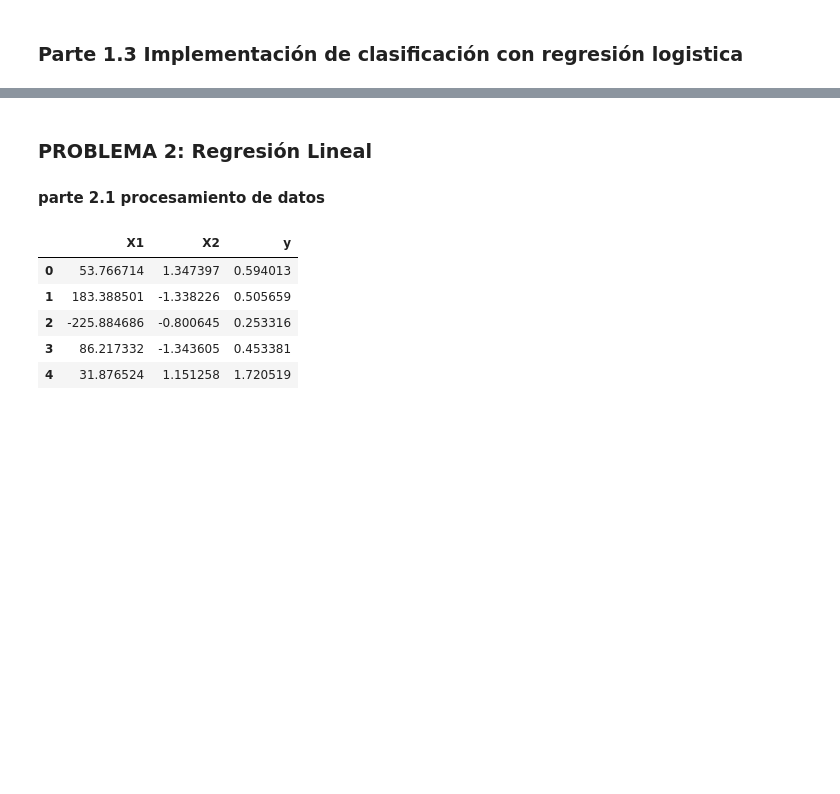
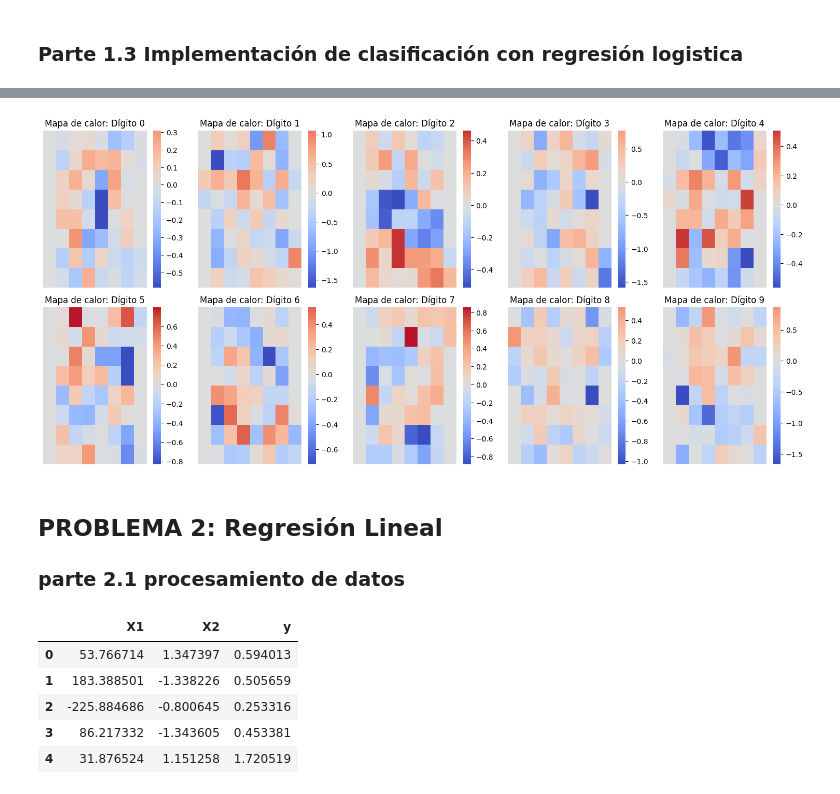
Before and after one commit to jclavijomartinez/IA2430, a Jupyter notebook: Proyecto1/JUAN-CLAVIJO-Proyecto1.ipynb, the cells around one changed output, grey strips where cells are left out. Saved outputs shown, nothing was run; the diff lists cells and outputs as text; code cells hidden in the pictures; blank space fills up the shorter version.

```diff
--- a/Proyecto1/JUAN-CLAVIJO-Proyecto1.ipynb
+++ b/Proyecto1/JUAN-CLAVIJO-Proyecto1.ipynb
@@ -114,7 +217,31 @@ Hola Juan
+# %%
+# Parte 1.3.3: Visualizar los pesos (θ) como un mapa de calor en una cuadrícula 2x5
+
+# Configurar la cuadrícula 2x5
+fig, axes = plt.subplots(2, 5, figsize=(15, 7))
+
+# Iterar sobre cada modelo y su dígito correspondiente
+for i, (digit, model) in enumerate(models.items()):
+    # Reshape de los pesos en una matriz de 8x8
+    weights = model.coef_.reshape(8, 8)
+
+    # Seleccionar la posición de la cuadrícula
+    ax = axes.flat[i]
+
+    # Crear el mapa de calor en la posición correspondiente
+    sns.heatmap(weights, annot=False, cmap="coolwarm", center=0, ax=ax)
+    ax.set_title(f"Mapa de calor: Dígito {digit}")
+    ax.axis("off")  # Ocultar los ejes para una visualización más limpia
+
+# Ajustar el espaciado entre los subplots para mejor visualización
+plt.tight_layout()
+plt.show()
+# %% [output]
+[figure, added]
 # %% [markdown]
-### PROBLEMA 2: Regresión Lineal
+## PROBLEMA 2: Regresión Lineal
 
-#### parte 2.1 procesamiento de datos
+### parte 2.1 procesamiento de datos
 # %%
 # Parte 2.1.1: carga de datos
 # se trae el dataset
```
Also changed, not shown: parts of 6 cells of this notebook.
